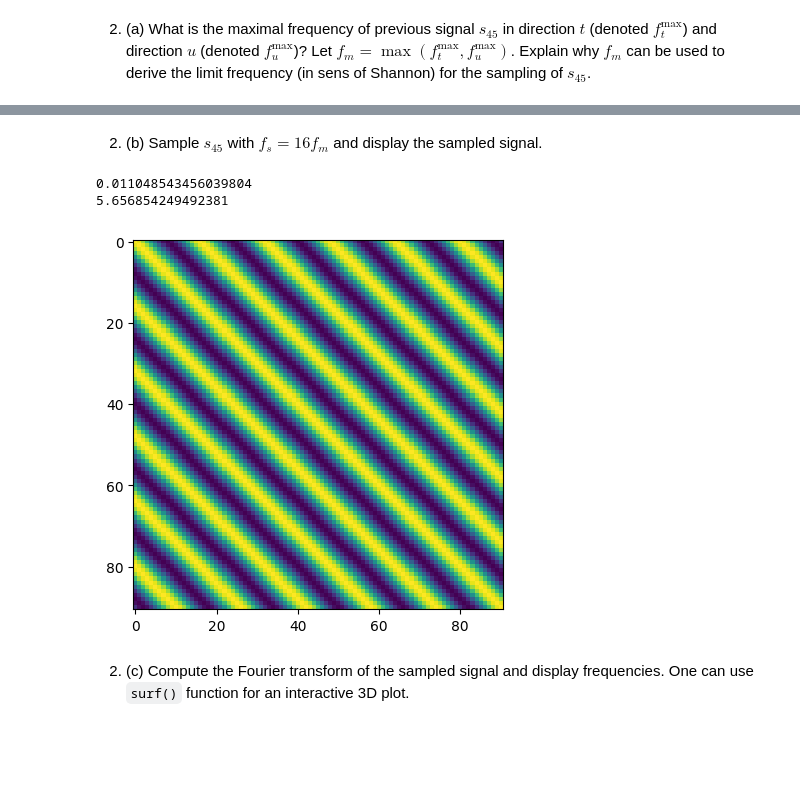
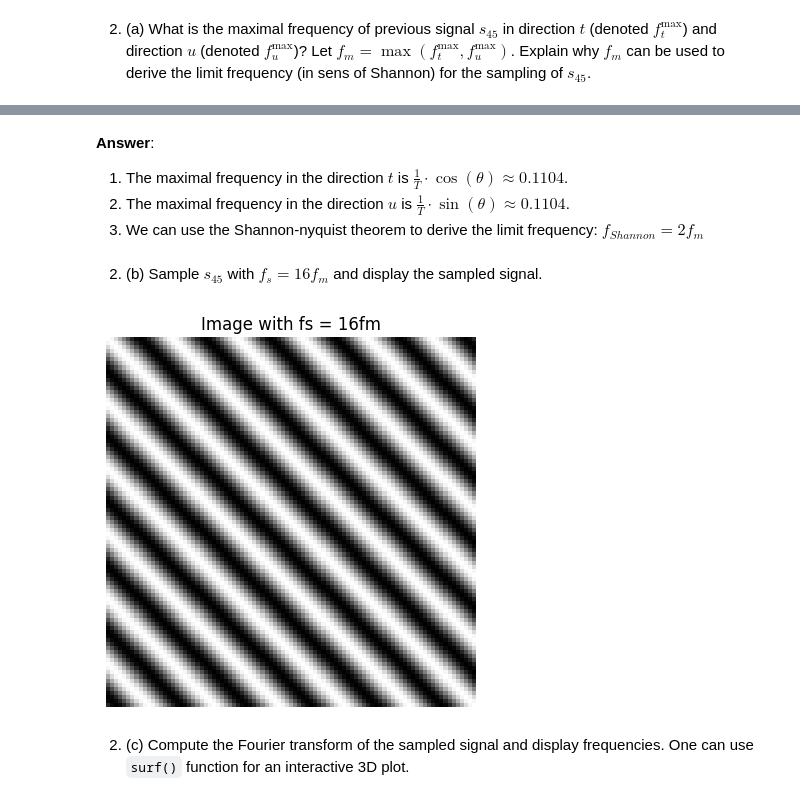
Before and after one commit to andrewerf/BIMA, a Jupyter notebook: TME3/TME3_Cosentino_Aralov.ipynb, the cells around one changed output, grey strips where cells are left out. Cells and saved outputs as stored; diff of their text form; code cells hidden in the pictures; blank space fills up the shorter version.

```diff
--- a/TME3/TME3_Cosentino_Aralov.ipynb
+++ b/TME3/TME3_Cosentino_Aralov.ipynb
@@ -90,17 +106,18 @@ We can calculate the frequency in one direction as $f_t = \frac{f_0}{\sqrt{2}}$
+# %% [markdown]
+**Answer**:
+1. The maximal frequency in the direction $t$ is $\frac{1}{T} \cdot \cos(\theta) \approx 0.1104$.
+2. The maximal frequency in the direction $u$ is $\frac{1}{T} \cdot \sin(\theta) \approx 0.1104$.
+3. We can use the Shannon-nyquist theorem to derive the limit frequency: $f_{Shannon} = 2 f_m$
 # %% [markdown]
 2. (b)  Sample $s_{45}$ with $f_s = 16 f_m$ and display the sampled signal.
-# %%
-fm = 1 / ( np.sqrt(2) * 64 )
-print(fm)
-fs = 16 * fm
-Ts = 1 / fs
-print(Ts)
-x = sinusoid2d(1, 45, 512, 64, Ts)
-plt.imshow(x)
-plt.show()
-# %% [output]
-0.011048543456039804
-5.656854249492381
-[figure, removed]
+# %%
+t = 1/(fuMax*16)
+sin16 = sinusoid2d(1,45,512,64,t);
+plt.imshow(sin16,cmap = 'gray')
+plt.axis('off')
+plt.title('Image with fs = 16fm')
+plt.show()
+# %% [output]
+[figure, added]
 # %% [markdown]
 2. (c) Compute the Fourier transform of the sampled signal and display frequencies. One can use `surf()` function for an interactive 3D plot.
```
Also changed, not shown: parts of 32 cells of this notebook.
